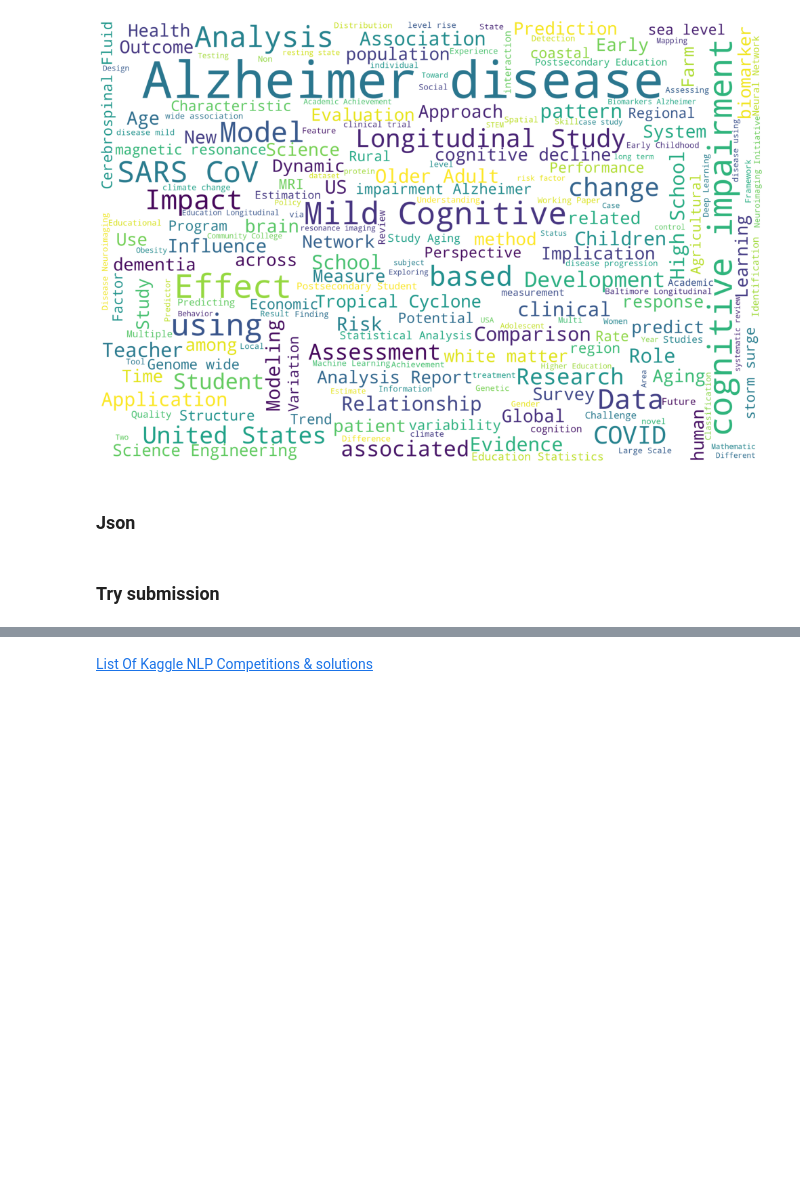
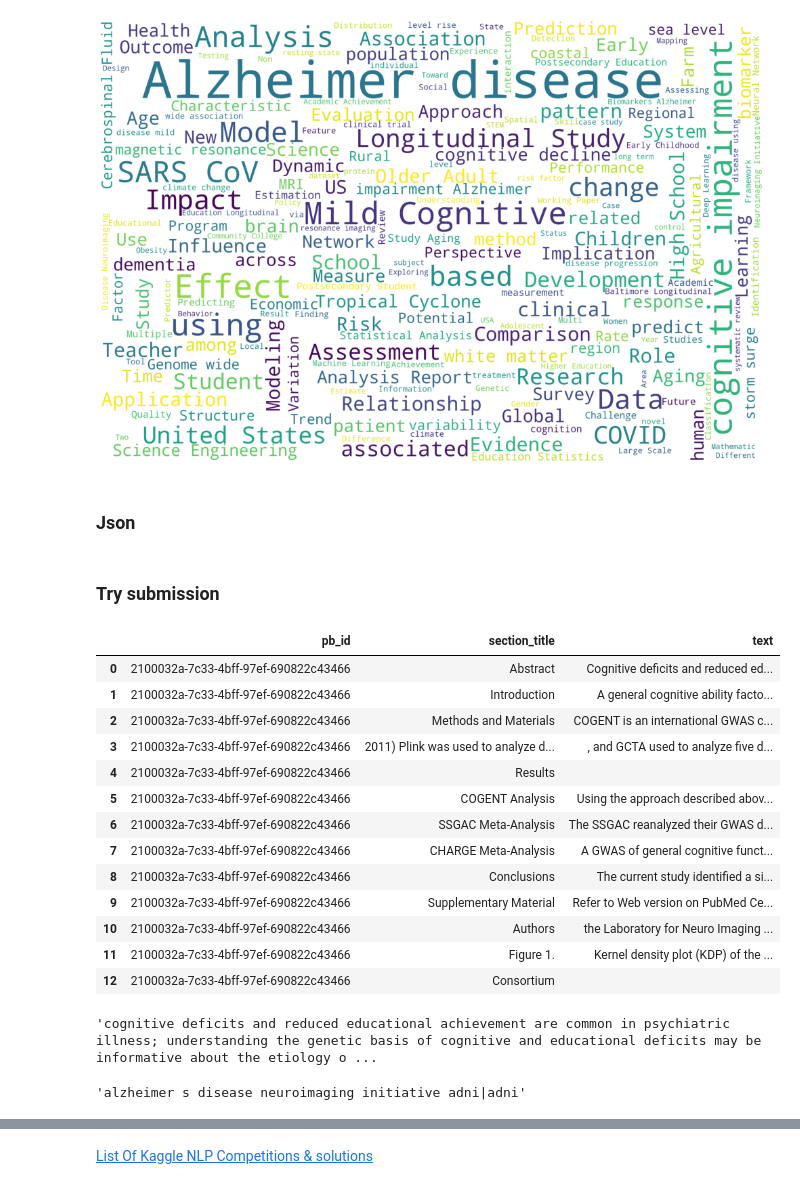
Before and after one commit to beifa/Coleridge_Initiative, a Jupyter notebook: notebook/look_for_data.ipynb, the cells around one changed output, grey strips where cells are left out. Saved outputs shown, nothing was run; the diff lists cells and outputs as text; code cells hidden in the pictures; blank space fills up the shorter version.

```diff
--- a/notebook/look_for_data.ipynb
+++ b/notebook/look_for_data.ipynb
@@ -217,13 +222,12 @@ list_train_json = glob.glob(os.path.join(PATH, 'train', '*.json'))
 list_test_json = glob.glob(os.path.join(PATH, 'test', '*.json'))
 # %%
 test_tmp = []
-for path in list_test_json:
+for path in tqdm(list_test_json):
     data = pd.read_json(path)
     pb_id = path.split('/')[-1][:-5]
     data.insert(0, 'pb_id', pb_id)
     test_tmp.append(data)
 
 df_test = pd.concat(test_tmp)
-df_test
 # %%
 train_tmp = []
@@ -247,0 +252,31 @@ sub = pd.read_csv(os.path.join(PATH, 'sample_submission'), index_col=0)
+# %%
+df_test[df_test.pb_id == '2100032a-7c33-4bff-97ef-690822c43466']
+# %% [output]
+|  | pb_id | section_title | text |
+| 0 | 2100032a-7c33-4bff-97ef-690822c43466 | Abstract | Cognitive deficits and reduced ed... |
+| 1 | 2100032a-7c33-4bff-97ef-690822c43466 | Introduction | A general cognitive ability facto... |
+| 2 | 2100032a-7c33-4bff-97ef-690822c43466 | Methods and Materials | COGENT is an international GWAS c... |
+| 3 | 2100032a-7c33-4bff-97ef-690822c43466 | 2011) Plink was used to analyze d... | , and GCTA used to analyze five d... |
+| 4 | 2100032a-7c33-4bff-97ef-690822c43466 | Results |  |
+| 5 | 2100032a-7c33-4bff-97ef-690822c43466 | COGENT Analysis | Using the approach described abov... |
+| 6 | 2100032a-7c33-4bff-97ef-690822c43466 | SSGAC Meta-Analysis | The SSGAC reanalyzed their GWAS d... |
+| 7 | 2100032a-7c33-4bff-97ef-690822c43466 | CHARGE Meta-Analysis | A GWAS of general cognitive funct... |
+| 8 | 2100032a-7c33-4bff-97ef-690822c43466 | Conclusions | The current study identified a si... |
+| 9 | 2100032a-7c33-4bff-97ef-690822c43466 | Supplementary Material | Refer to Web version on PubMed Ce... |
+| 10 | 2100032a-7c33-4bff-97ef-690822c43466 | Authors | the Laboratory for Neuro Imaging ... |
+| 11 | 2100032a-7c33-4bff-97ef-690822c43466 | Figure 1. | Kernel density plot (KDP) of the ... |
+| 12 | 2100032a-7c33-4bff-97ef-690822c43466 | Consortium |  |
+# %%
+df_test[df_test.pb_id == '2100032a-7c33-4bff-97ef-690822c43466'].text.str.cat(sep = '\n').lower()
+# %% [output]
+'cognitive deficits and reduced educational achievement are common in psychiatric illness; understanding the genetic basis of cognitive and educational deficits may be informative about the etiology o ...
+# %%
+label = []
+txt = df_test[df_test.pb_id == '2100032a-7c33-4bff-97ef-690822c43466']\
+            .text.str.cat(sep = '\n').lower()
+for tit in titles:
+    if tit in txt:
+        label.append(clean_text(tit))
+'|'.join(label)
+# %% [output]
+'alzheimer s disease neuroimaging initiative adni|adni'
```
Also changed, not shown: parts of 12 cells of this notebook.
